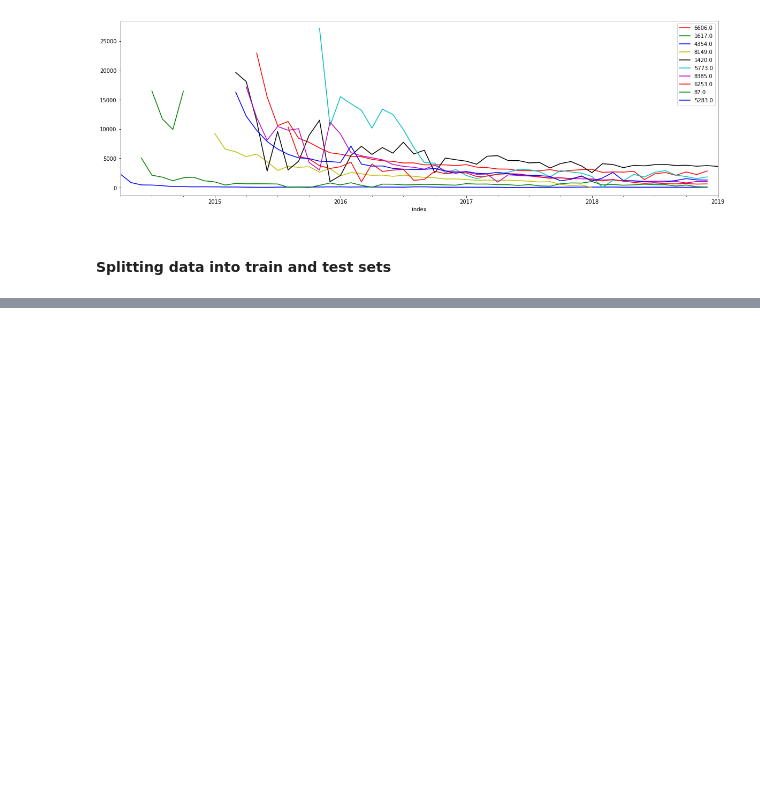
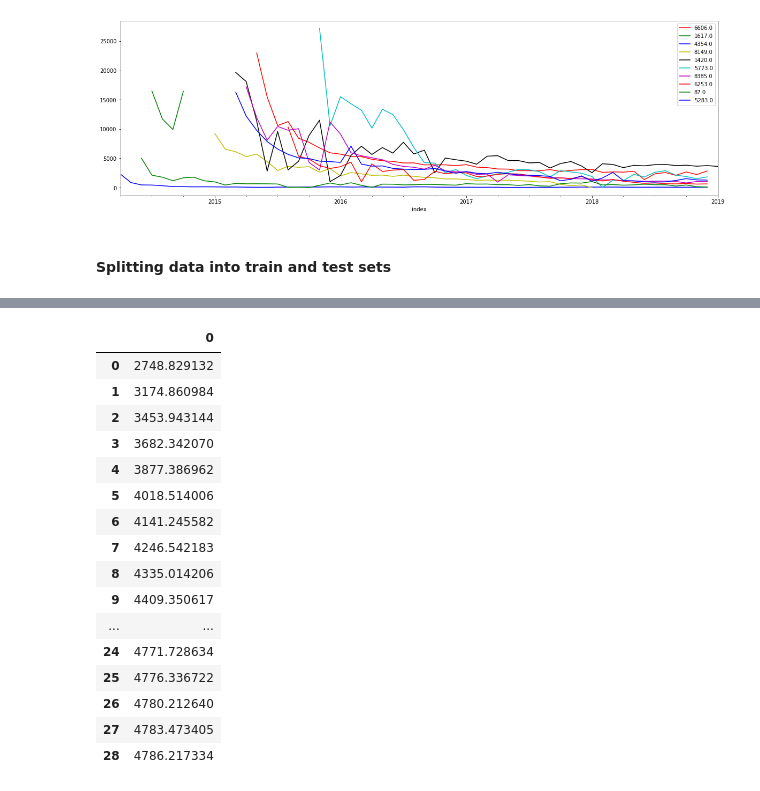
Before and after one commit to Dnbg1982/Oil-Gas-Projects, a Jupyter notebook: Reservoir Engineering/Notebooks/Oil_produc_forecasting.ipynb, the cells around one changed output, grey strips where cells are left out. Cells and saved outputs as stored; diff of their text form; code cells hidden in the pictures; blank space fills up the shorter version.

```diff
--- a/Reservoir Engineering/Notebooks/Oil_produc_forecasting.ipynb
+++ b/Reservoir Engineering/Notebooks/Oil_produc_forecasting.ipynb
@@ -492,8 +490,8 @@ plt.show()
 # %% [markdown]
 #### Splitting data into train and test sets
 # %%
-# Create a batch for training set and define train data and test data
-batch_well_train = np.random.choice(df_filter.API.unique()[:-1130], 200)
+# Create a batch for training set and define train data and test data. Due to the computer power limitations the model will be trained with only 100 wells
+batch_well_train = np.random.choice(df_filter.API.unique()[:-1130], 100)
 df_f_train = df_filter[df_filter.API.isin(batch_well_train)]
 df_f_test = df_filter[df_filter.API.isin(df_filter.API.unique()[-1130:])]
 # %%
@@ -525,4 +525,3 @@ exo_test_set_d = exo_test_set_d.fillna(method='ffill')
 # %%
-mod_auar_li = auto_arima(Y_train_set, exogenous=exo_train_set[['API', 'operatorNameIHS_new', 'formation_new', 'BasinName_new', 'StateName_new', 'CountyName_new', 'BottomHoleLatitude_new','BottomHoleLongitude_new', 'LATERAL_LENGTH_BLEND_new', 'PROP_PER_FOOT_new', 'WATER_PER_FOOT_new']], m=5, max_p=5, max_q=5)
+# Set auto_arima model with train sets
+mod_auar_li = auto_arima(Y_train_set, exogenous=exo_train_set[['API', 'operatorNameIHS_new', 'formation_new', 'BasinName_new', 'StateName_new', 'CountyName_new', 'BottomHoleLatitude_new','BottomHoleLongitude_new', 'LATERAL_LENGTH_BLEND_new', 'PROP_PER_FOOT_new', 'WATER_PER_FOOT_new']], m=5, max_p=5, max_q=5, max_P=5, max_Q=5, trend='ct')
-# %%
-mod_auar_li.fit(Y_train_set, exogenous=exo_train_set[['API', 'operatorNameIHS_new', 'formation_new', 'BasinName_new', 'StateName_new', 'CountyName_new', 'BottomHoleLatitude_new', 'BottomHoleLongitude_new', 'LATERAL_LENGTH_BLEND_new', 'PROP_PER_FOOT_new', 'WATER_PER_FOOT_new']])
@@ -531,0 +528,3 @@ ARIMA(order=(2, 0, 0), scoring_args={}, seasonal_order=(0, 0, 1, 5),
+# %%
+# Fit the model
+mod_auar_li.fit()
@@ -532,3 +577,21 @@ ARIMA(order=(2, 0, 0), scoring_args={}, seasonal_order=(0, 0, 1, 5),
 # %%
-d = pd.DataFrame(mod_auar_li.predict(n_periods=len(exo_test_set_d[(exo_test_set_d.API == 5441)]) - len(exo_test_set[(exo_test_set.API == 5441)]), exogenous=exo_test_set_d[(exo_test_set_d.API == 5441)][['API', 'operatorNameIHS_new', 'formation_new',
-'BasinName_new', 'StateName_new', 'CountyName_new', 'BottomHoleLatitude_new', 'BottomHoleLongitude_new', 'LATERAL_LENGTH_BLEND_new', 'PROP_PER_FOOT_new', 'WATER_PER_FOOT_new']][len(exo_test_set[(exo_test_set.API == 5441)])-len(exo_test_set_d[(exo_test_set_d.API == 5441)]):]))
+pd.DataFrame(abs(mod_auar_li.predict(n_periods=len(exo_test_set_d[(exo_test_set_d.API == 1291)]) - len(exo_test_set[(exo_test_set.API == 1291)]), exogenous=exo_test_set_d[(exo_test_set_d.API == 1291)][['API', 'operatorNameIHS_new', 'formation_new',
+        'BasinName_new', 'StateName_new', 'CountyName_new', 'BottomHoleLatitude_new', 'BottomHoleLongitude_new', 'LATERAL_LENGTH_BLEND_new', 'PROP_PER_FOOT_new', 'WATER_PER_FOOT_new']][len(exo_test_set[(exo_test_set.API == 1291)])-len(exo_test_set_d[(exo_test_set_d.API == 1291)]):])))
+# %% [output]
+|  | 0 |
+| 0 | 2748.829132 |
+| 1 | 3174.860984 |
+| 2 | 3453.943144 |
+| 3 | 3682.342070 |
+| 4 | 3877.386962 |
+| 5 | 4018.514006 |
+| 6 | 4141.245582 |
+| 7 | 4246.542183 |
+| 8 | 4335.014206 |
+| 9 | 4409.350617 |
+| ... | ... |
+| 24 | 4771.728634 |
+| 25 | 4776.336722 |
+| 26 | 4780.212640 |
+| 27 | 4783.473405 |
+| 28 | 4786.217334 |
```
Also changed, not shown: parts of 20 cells of this notebook, 1 other file.
